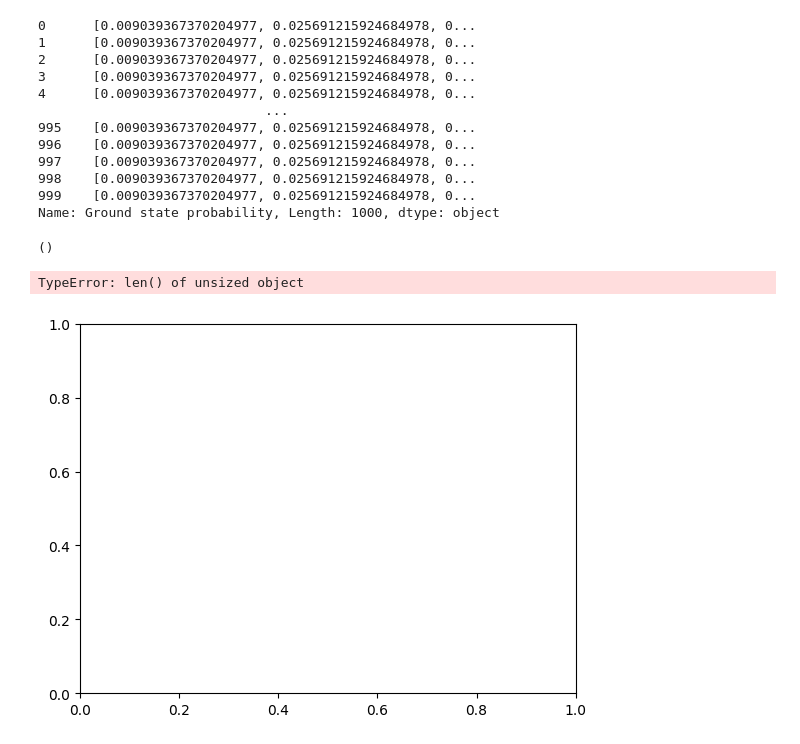
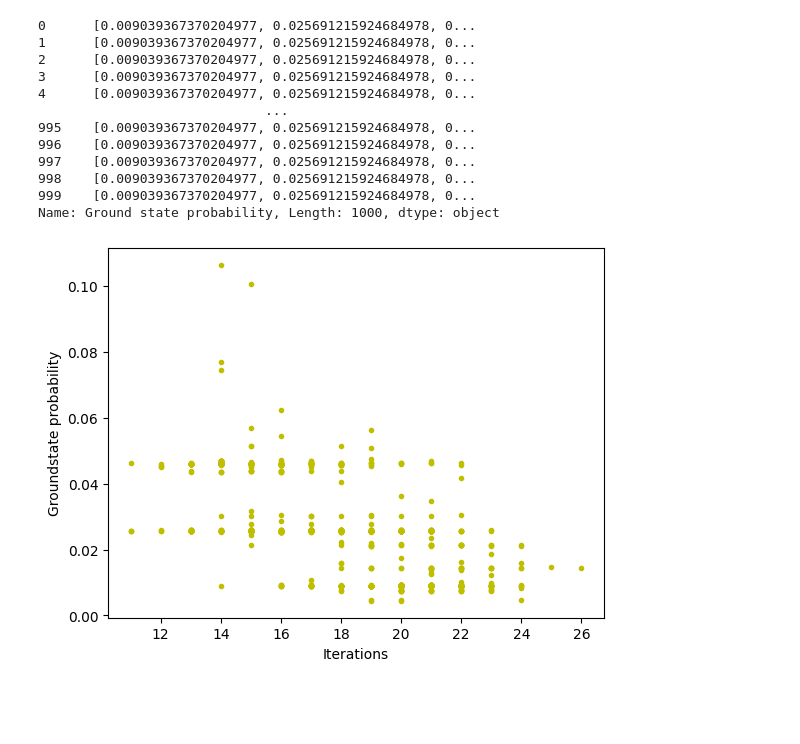
Before and after one commit to jacobljungberg/Testing_CVaR_on_QAOA, a Jupyter notebook: examples/Data_analysis.ipynb, the cells around one changed output. Cells and saved outputs as stored; diff of their text form; code cells hidden in the pictures; blank space fills up the shorter version.

```diff
--- a/examples/Data_analysis.ipynb
+++ b/examples/Data_analysis.ipynb
@@ -19,9 +19,21 @@ alpha010_samp32_inparams_1_1_df = pd.read_csv('pettson_data_test/HPPH/2X2/sekven
 alpha025_samp32_inparams_1_1_df = pd.read_csv('pettson_data_test/HPPH/2X2/sekvens: HPPH, gridsize: 2X2, p: 1, alpha: 0.25, Optimizer: COBYLA, tol: 0.001, initial parameters: [[1] [1]], samples: 32, number of tests: 1000.csv')
 alpha100_samp32_inparams_1_1_df = pd.read_csv('pettson_data_test/HPPH/2X2/sekvens: HPPH, gridsize: 2X2, p: 1, alpha: 1.0, Optimizer: COBYLA, tol: 0.001, initial parameters: [[1] [1]], samples: 32, number of tests: 1000.csv')
 # %%
-print(alpha100_samp32_initialparams_01_01_df["Ground state probability"])
+print(alpha100_samp32_inparams_01_01_df["Ground state probability"])
 #varje rad i dessa filer bör vara list eller array men är nu string. behöver ändras innan
 #man kan räkna och plotta med dem. Testa med split(), map, något sånt
+
+
+#skapa prob_vector
+probs=alpha005_samp32_inparams_01_01_df["Ground state probability"]
+floatlists = []
+for i in range(1000):
+    probabs = probs[i]
+    stringlist=(probabs.lstrip("[").rstrip("]").replace(',', '')).split( )
+    floatlist= [float(g) for g in np.array(stringlist)]
+    floatlists.append(floatlist)
+
+    #Vi gör till en lista med floats som går att plotta
 # %% [output]
 0      [0.009039367370204977, 0.025691215924684978, 0...
 1      [0.009039367370204977, 0.025691215924684978, 0...
@@ -36,18 +48,15 @@ print(alpha100_samp32_initialparams_01_01_df["Ground state probability"])
 999    [0.009039367370204977, 0.025691215924684978, 0...
 Name: Ground state probability, Length: 1000, dtype: object
 # %%
-#Gammal kod för att plotta lite, behöver ändras och finns nog andra mer spännande saker att plotta
-
+#Går att plotta men alla i samma färg, ska fixas.
 fig, ax = plt.subplots()
-for prob_vector in alpha100_df["Ground state probability"]:
+for prob_vector in floatlists:
     ax.plot(len(prob_vector), prob_vector[-1], 'y.', linewidth=1)
 plt.xlabel('Iterations')
 plt.ylabel('Groundstate probability')
 plt.show()
 # %% [output]
-()
-TypeError: len() of unsized object
-[figure, old version]
+[figure, new version]
 # %%
 #Det här var gammal kod för att plotta, behöver ändras för att läsa dataframesen som laddats in från csverna
 #men kan ju användas som mall
```
Also changed, not shown: 6 other files.
